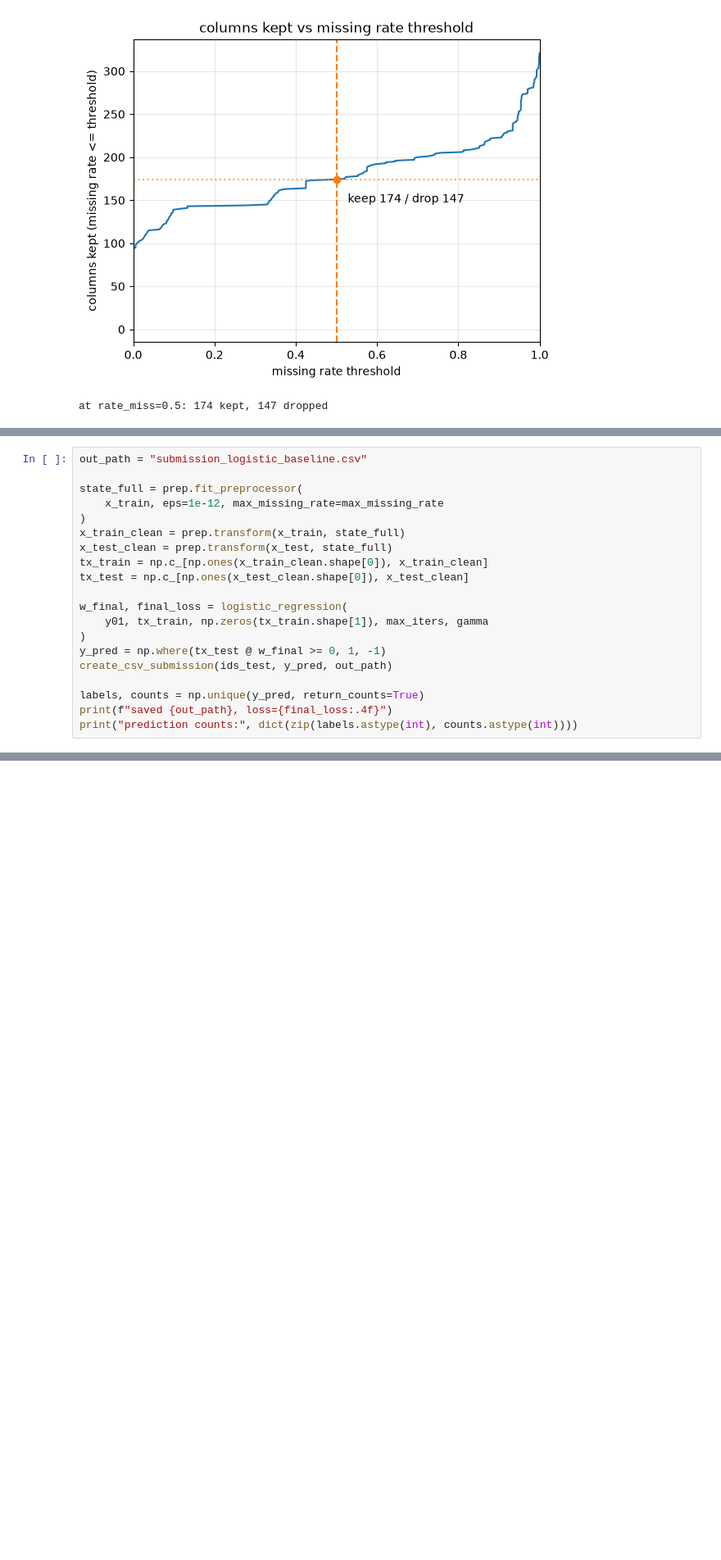
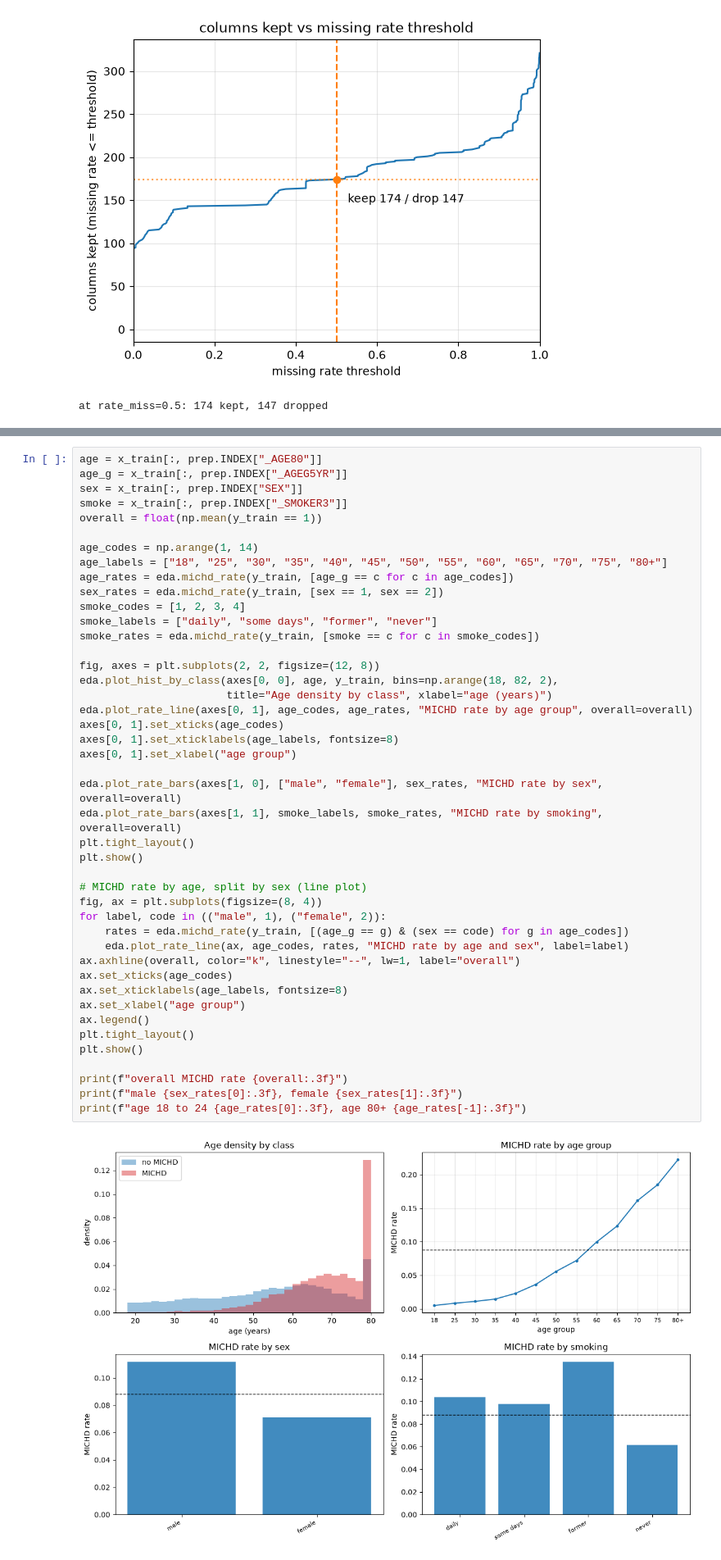
Before and after one commit to tommasosommaruga/HeartAttackRiskPrediction_BRFSS, a Jupyter notebook: run.ipynb, the cells around one changed output, grey strips where cells are left out. Shown at 82% size. Saved outputs shown, nothing was run; the diff lists cells and outputs as text; blank space fills up the shorter version.

```diff
--- a/run.ipynb
+++ b/run.ipynb
@@ -297,20 +165,0 @@ After choosing hyperparameters on validation, refit preprocessing and the model
-# %%
-out_path = "submission_logistic_baseline.csv"
-
-state_full = prep.fit_preprocessor(
-    x_train, eps=1e-12, max_missing_rate=max_missing_rate
-)
-x_train_clean = prep.transform(x_train, state_full)
-x_test_clean = prep.transform(x_test, state_full)
-tx_train = np.c_[np.ones(x_train_clean.shape[0]), x_train_clean]
-tx_test = np.c_[np.ones(x_test_clean.shape[0]), x_test_clean]
-
-w_final, final_loss = logistic_regression(
-    y01, tx_train, np.zeros(tx_train.shape[1]), max_iters, gamma
-)
-y_pred = np.where(tx_test @ w_final >= 0, 1, -1)
-create_csv_submission(ids_test, y_pred, out_path)
-
-labels, counts = np.unique(y_pred, return_counts=True)
-print(f"saved {out_path}, loss={final_loss:.4f}")
-print("prediction counts:", dict(zip(labels.astype(int), counts.astype(int))))
@@ -900,0 +215,46 @@ print(
+# %%
+age = x_train[:, prep.INDEX["_AGE80"]]
+age_g = x_train[:, prep.INDEX["_AGEG5YR"]]
+sex = x_train[:, prep.INDEX["SEX"]]
+smoke = x_train[:, prep.INDEX["_SMOKER3"]]
+overall = float(np.mean(y_train == 1))
+
+age_codes = np.arange(1, 14)
+age_labels = ["18", "25", "30", "35", "40", "45", "50", "55", "60", "65", "70", "75", "80+"]
+age_rates = eda.michd_rate(y_train, [age_g == c for c in age_codes])
+sex_rates = eda.michd_rate(y_train, [sex == 1, sex == 2])
+smoke_codes = [1, 2, 3, 4]
+smoke_labels = ["daily", "some days", "former", "never"]
+smoke_rates = eda.michd_rate(y_train, [smoke == c for c in smoke_codes])
+
+fig, axes = plt.subplots(2, 2, figsize=(12, 8))
+eda.plot_hist_by_class(axes[0, 0], age, y_train, bins=np.arange(18, 82, 2),
+                       title="Age density by class", xlabel="age (years)")
+eda.plot_rate_line(axes[0, 1], age_codes, age_rates, "MICHD rate by age group", overall=overall)
+axes[0, 1].set_xticks(age_codes)
+axes[0, 1].set_xticklabels(age_labels, fontsize=8)
+axes[0, 1].set_xlabel("age group")
+
+eda.plot_rate_bars(axes[1, 0], ["male", "female"], sex_rates, "MICHD rate by sex", overall=overall)
+eda.plot_rate_bars(axes[1, 1], smoke_labels, smoke_rates, "MICHD rate by smoking", overall=overall)
+plt.tight_layout()
+plt.show()
+
+# MICHD rate by age, split by sex (line plot)
+fig, ax = plt.subplots(figsize=(8, 4))
+for label, code in (("male", 1), ("female", 2)):
+    rates = eda.michd_rate(y_train, [(age_g == g) & (sex == code) for g in age_codes])
+    eda.plot_rate_line(ax, age_codes, rates, "MICHD rate by age and sex", label=label)
+ax.axhline(overall, color="k", linestyle="--", lw=1, label="overall")
+ax.set_xticks(age_codes)
+ax.set_xticklabels(age_labels, fontsize=8)
+ax.set_xlabel("age group")
+ax.legend()
+plt.tight_layout()
+plt.show()
+
+print(f"overall MICHD rate {overall:.3f}")
+print(f"male {sex_rates[0]:.3f}, female {sex_rates[1]:.3f}")
+print(f"age 18 to 24 {age_rates[0]:.3f}, age 80+ {age_rates[-1]:.3f}")
+# %% [output]
+[figure, added]
```
Also changed, not shown: parts of 51 cells of this notebook, 30 other files.
